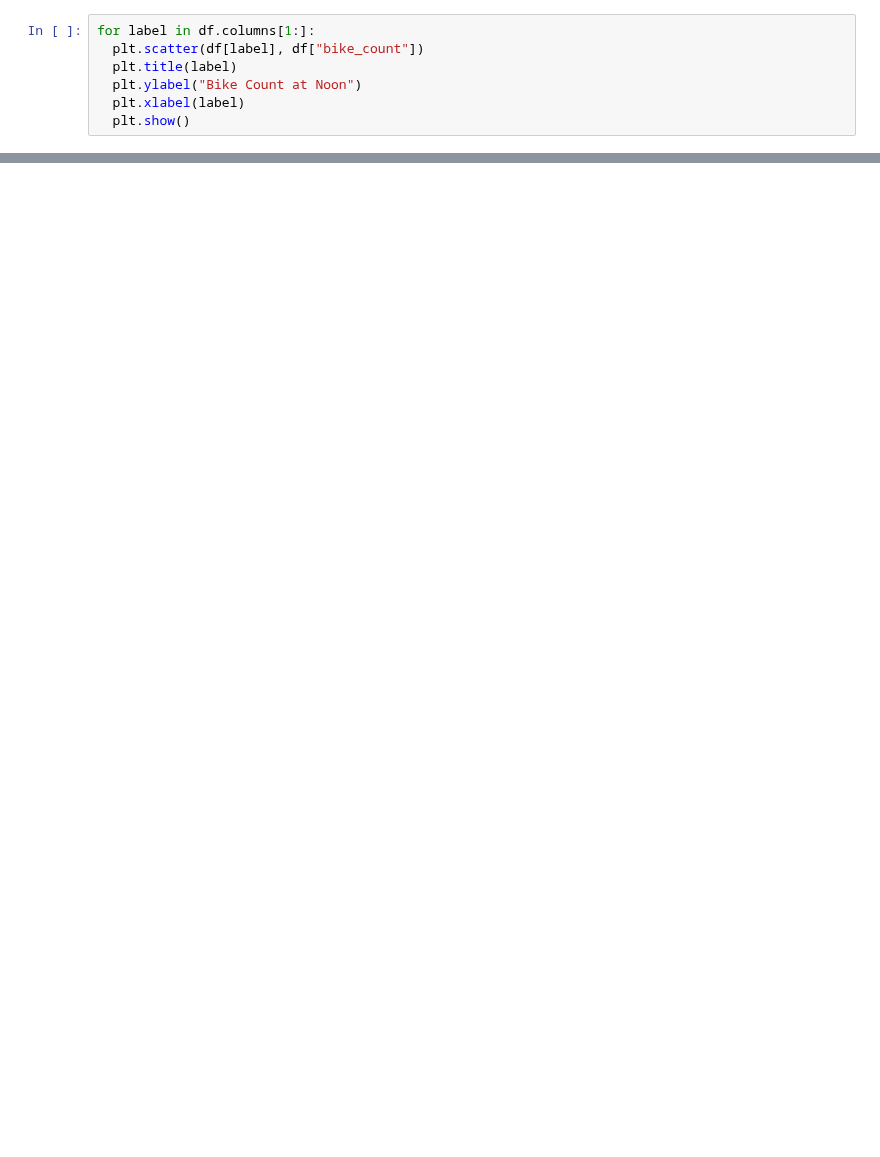
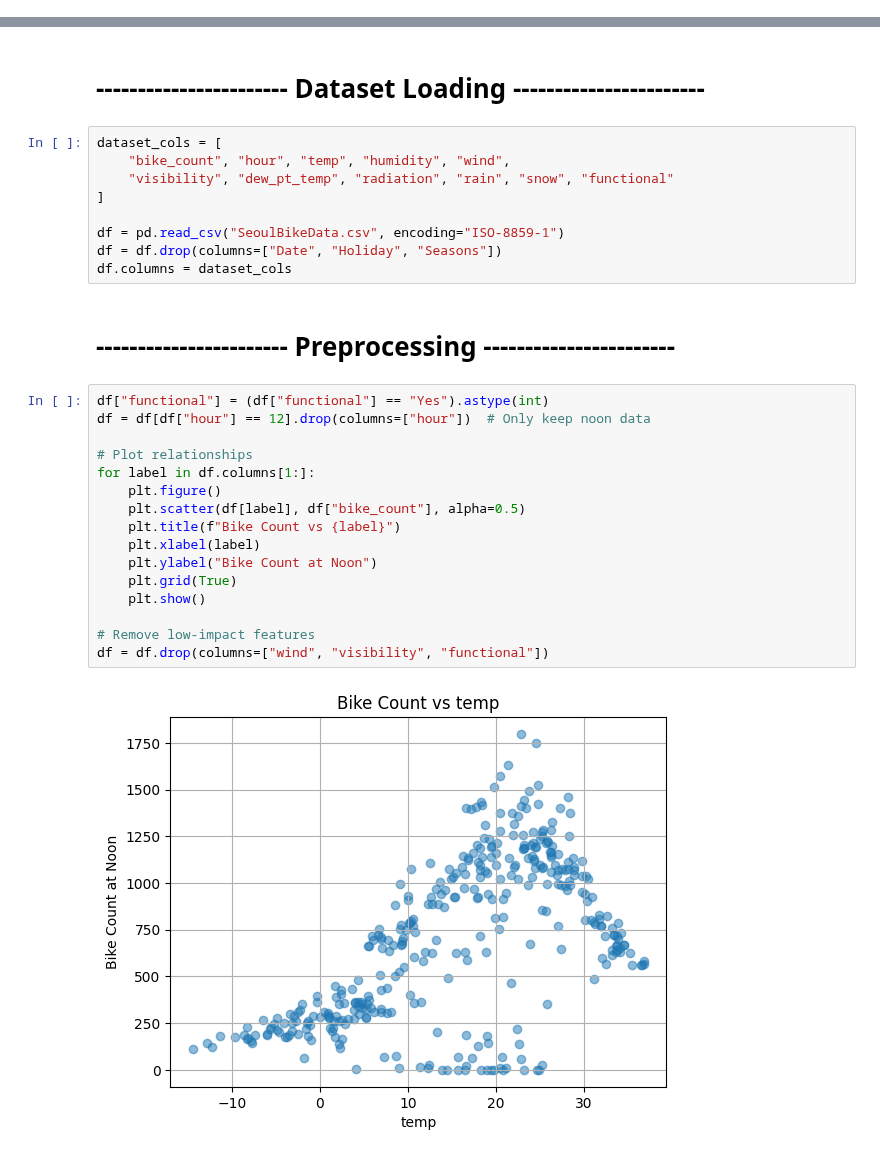
Before and after one commit to lovnishverma/Python-Getting-Started, a Jupyter notebook: bikes_regression.ipynb, the cells around one changed output, grey strips where cells are left out. Saved outputs shown, nothing was run; the diff lists cells and outputs as text; blank space fills up the shorter version.

```diff
--- a/bikes_regression.ipynb
+++ b/bikes_regression.ipynb
@@ -57,7 +2,0 @@ df.head()
-# %%
-for label in df.columns[1:]:
-  plt.scatter(df[label], df["bike_count"])
-  plt.title(label)
-  plt.ylabel("Bike Count at Noon")
-  plt.xlabel(label)
-  plt.show()
@@ -279,0 +22,32 @@ _ = plt.plot(lims, lims, c="red")
+# %% [markdown]
+
+# ----------------------- Dataset Loading -----------------------
+# %%
+dataset_cols = [
+    "bike_count", "hour", "temp", "humidity", "wind",
+    "visibility", "dew_pt_temp", "radiation", "rain", "snow", "functional"
+]
+
+df = pd.read_csv("SeoulBikeData.csv", encoding="ISO-8859-1")
+df = df.drop(columns=["Date", "Holiday", "Seasons"])
+df.columns = dataset_cols
+# %% [markdown]
+# ----------------------- Preprocessing -----------------------
+# %%
+df["functional"] = (df["functional"] == "Yes").astype(int)
+df = df[df["hour"] == 12].drop(columns=["hour"])  # Only keep noon data
+
+# Plot relationships
+for label in df.columns[1:]:
+    plt.figure()
+    plt.scatter(df[label], df["bike_count"], alpha=0.5)
+    plt.title(f"Bike Count vs {label}")
+    plt.xlabel(label)
+    plt.ylabel("Bike Count at Noon")
+    plt.grid(True)
+    plt.show()
+
+# Remove low-impact features
+df = df.drop(columns=["wind", "visibility", "functional"])
+# %% [output]
+[figure, added]
```
Also changed, not shown: parts of 64 cells of this notebook.
